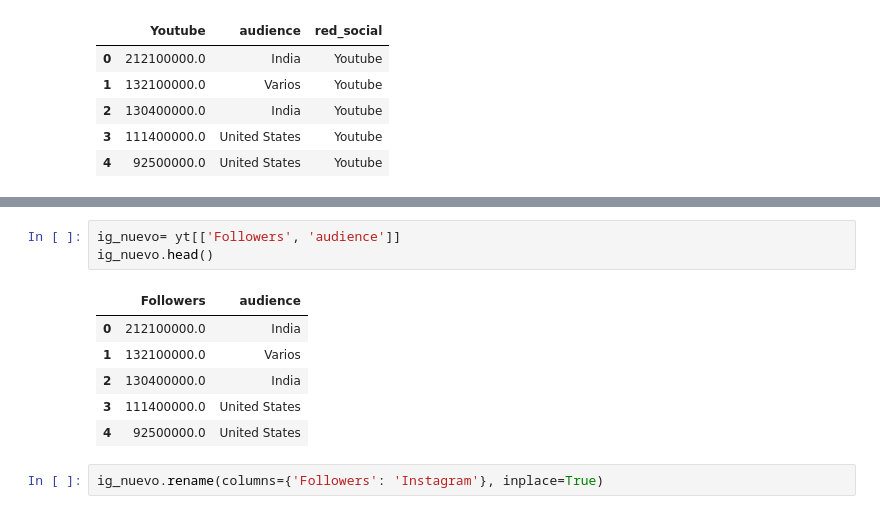
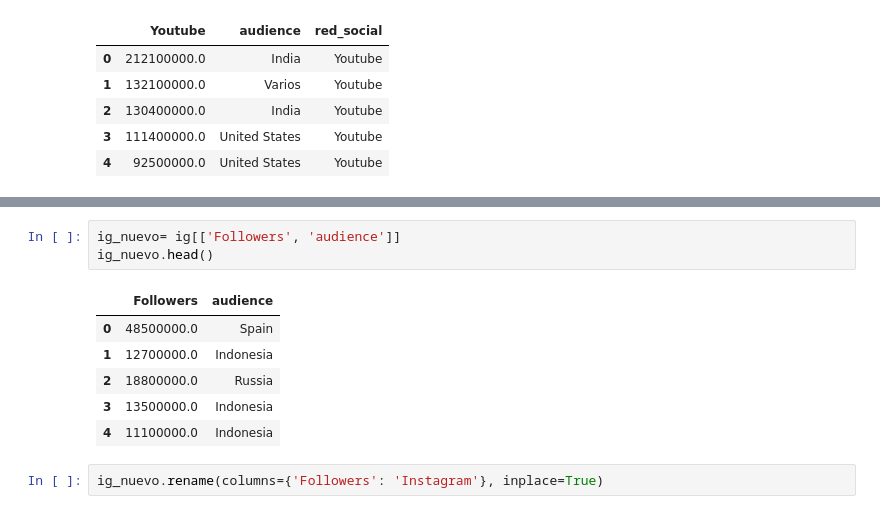
Before and after one commit to DLRomero/influencers, a Jupyter notebook: uniones.ipynb, the cells around one changed output, grey strips where cells are left out. Drawn from its saved outputs; the diff is of its cells as text.

```diff
--- a/uniones.ipynb
+++ b/uniones.ipynb
@@ -103,15 +103,15 @@ ig.head()
 | 3 | _imyour_joy | Joy | Lifestyle | 13500000.0 | Indonesia | 1100000.0 | ... |
 | 4 | _jeongjaehyun | Jaehyun | Art/Artists | 11100000.0 | Indonesia | 2500000.0 | ... |
 # %%
-ig_nuevo= yt[['Followers', 'audience']]
+ig_nuevo= ig[['Followers', 'audience']]
 ig_nuevo.head()
 # %% [output]
 |  | Followers | audience |
-| 0 | 212100000.0 | India |
-| 1 | 132100000.0 | Varios |
-| 2 | 130400000.0 | India |
-| 3 | 111400000.0 | United States |
-| 4 | 92500000.0 | United States |
+| 0 | 48500000.0 | Spain |
+| 1 | 12700000.0 | Indonesia |
+| 2 | 18800000.0 | Russia |
+| 3 | 13500000.0 | Indonesia |
+| 4 | 11100000.0 | Indonesia |
 # %%
 ig_nuevo.rename(columns={'Followers': 'Instagram'}, inplace=True)
 # %% [output]
```
Also changed, not shown: parts of 5 cells of this notebook, 3 other files.
